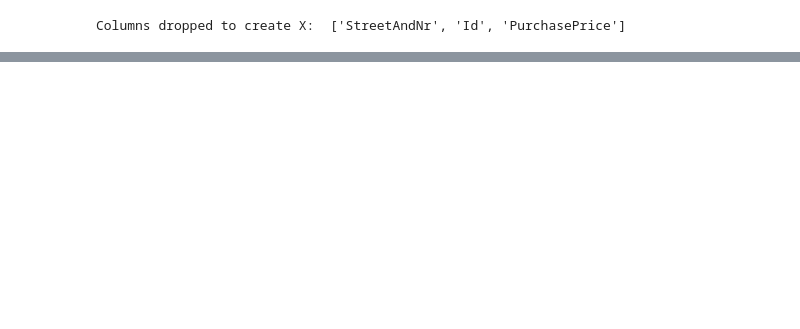
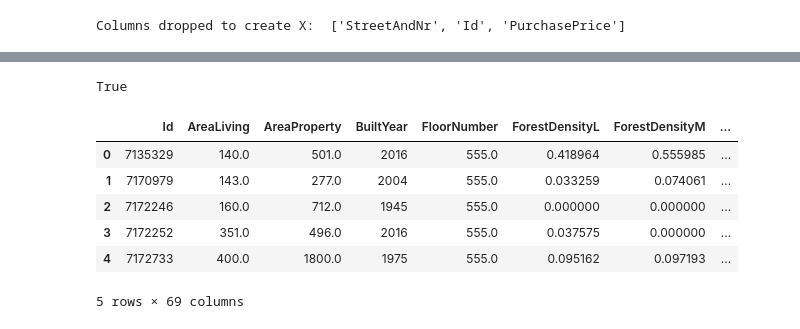
Before and after one commit to kenfus/hs-2020-immobilienrechner, a Jupyter notebook: preprocessing.ipynb, the cells around one changed output, grey strips where cells are left out. Drawn from its saved outputs; the diff is of its cells as text; code cells hidden in the pictures; blank space fills up the shorter version.

```diff
--- a/preprocessing.ipynb
+++ b/preprocessing.ipynb
@@ -287,0 +165,14 @@ csv_data
+# %%
+np.isnan(preprocessor.X_train_df.iloc[1, 9])
+# %% [output]
+True
+# %%
+csv_data.iloc[:5].fillna(555)
+# %% [output]
+|  | Id | AreaLiving | AreaProperty | BuiltYear | FloorNumber | ForestDensityL | ForestDensityM | ... |
+| 0 | 7135329 | 140.0 | 501.0 | 2016 | 555.0 | 0.418964 | 0.555985 | ... |
+| 1 | 7170979 | 143.0 | 277.0 | 2004 | 555.0 | 0.033259 | 0.074061 | ... |
+| 2 | 7172246 | 160.0 | 712.0 | 1945 | 555.0 | 0.000000 | 0.000000 | ... |
+| 3 | 7172252 | 351.0 | 496.0 | 2016 | 555.0 | 0.037575 | 0.000000 | ... |
+| 4 | 7172733 | 400.0 | 1800.0 | 1975 | 555.0 | 0.095162 | 0.097193 | ... |
+5 rows × 69 columns
```
Also changed, not shown: parts of 24 cells of this notebook, 5 other files.
